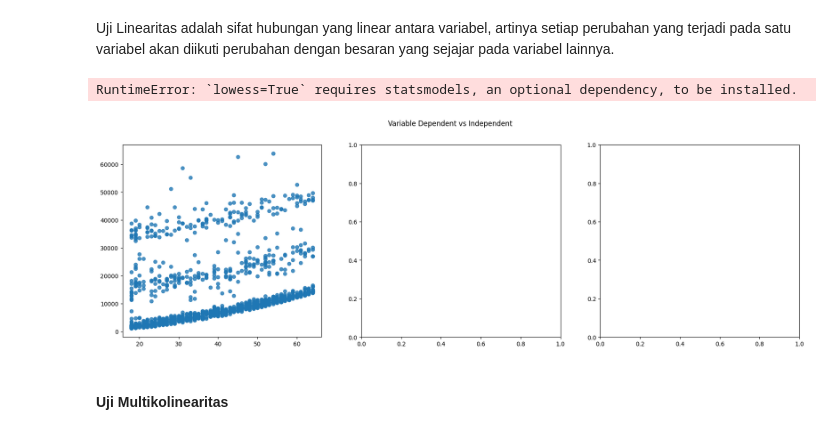
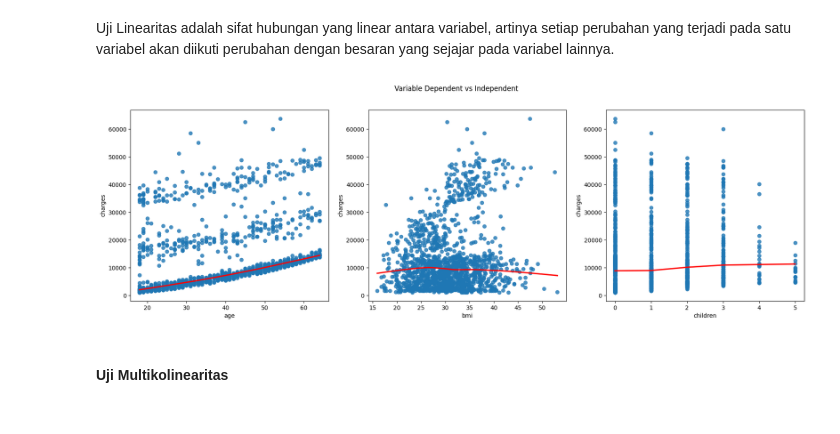
Before and after one commit to izamrosiawan/ss-code-semester-3, a Jupyter notebook: infrastruktur-dan-platform-untuk-sains-data/minggu-7/kel-7/M6_Regression_Analysis.ipynb, the cells around one changed output. Cells and saved outputs as stored; diff of their text form; code cells hidden in the pictures.

```diff
--- a/infrastruktur-dan-platform-untuk-sains-data/minggu-7/kel-7/M6_Regression_Analysis.ipynb
+++ b/infrastruktur-dan-platform-untuk-sains-data/minggu-7/kel-7/M6_Regression_Analysis.ipynb
@@ -38,10 +38,10 @@ path = "insurance.csv"  # Example: if the file is in the same folder as your not
 data = pd.read_csv(path)
 # %%
 # Load data with relevant columns for regression
-house_prices = pd.read_csv(path, usecols=["age", "bmi", "children", "charges"])
+insurance = pd.read_csv(path, usecols=["age", "bmi", "children", "charges"])
 
 # Display 5 data teratas
-display(house_prices.head())
+display(insurance.head())
 # %% [output]
 |  | age | bmi | children | charges |
 | 0 | 19 | 27.900 | 0 | 16884.92400 |
@@ -111,6 +111,6 @@ duplicate
 | 581 | 19 | 30.59 | 0 | 1639.5631 |
 # %%
 # drop duplicate
-house_prices.drop_duplicates(inplace=True)
+insurance.drop_duplicates(inplace=True)
 # %%
 # Cek ukuran data apakah duplicate sudah terhapus
@@ -209,16 +209,15 @@ Uji Linearitas adalah sifat hubungan yang linear antara variabel, artinya setiap
 # %%
 # Keterkaitan x dengan y
 
 fig, axes = plt.subplots(1, 3, figsize=(21, 6))
 fig.suptitle('Variable Dependent vs Independent')
 
-sns.regplot(x=house_prices["age"], y=house_prices["charges"], lowess=True, line_kws={'color': 'red'}, ax=axes[0])
-sns.regplot(x=house_prices["bmi"], y=house_prices["charges"], lowess=True, line_kws={'color': 'red'}, ax=axes[1])
-sns.regplot(x=house_prices["children"], y=house_prices["charges"], lowess=True, line_kws={'color': 'red'}, ax=axes[2])
+sns.regplot(x=insurance["age"], y=insurance["charges"], lowess=True, line_kws={'color': 'red'}, ax=axes[0])
+sns.regplot(x=insurance["bmi"], y=insurance["charges"], lowess=True, line_kws={'color': 'red'}, ax=axes[1])
+sns.regplot(x=insurance["children"], y=insurance["charges"], lowess=True, line_kws={'color': 'red'}, ax=axes[2])
 plt.show()
 # %% [output]
-RuntimeError: `lowess=True` requires statsmodels, an optional dependency, to be installed.
-[figure, old version]
+[figure, new version]
 # %% [markdown]
 #### Uji Multikolinearitas
 # %% [markdown]
```
Also changed, not shown: parts of 32 cells of this notebook.
